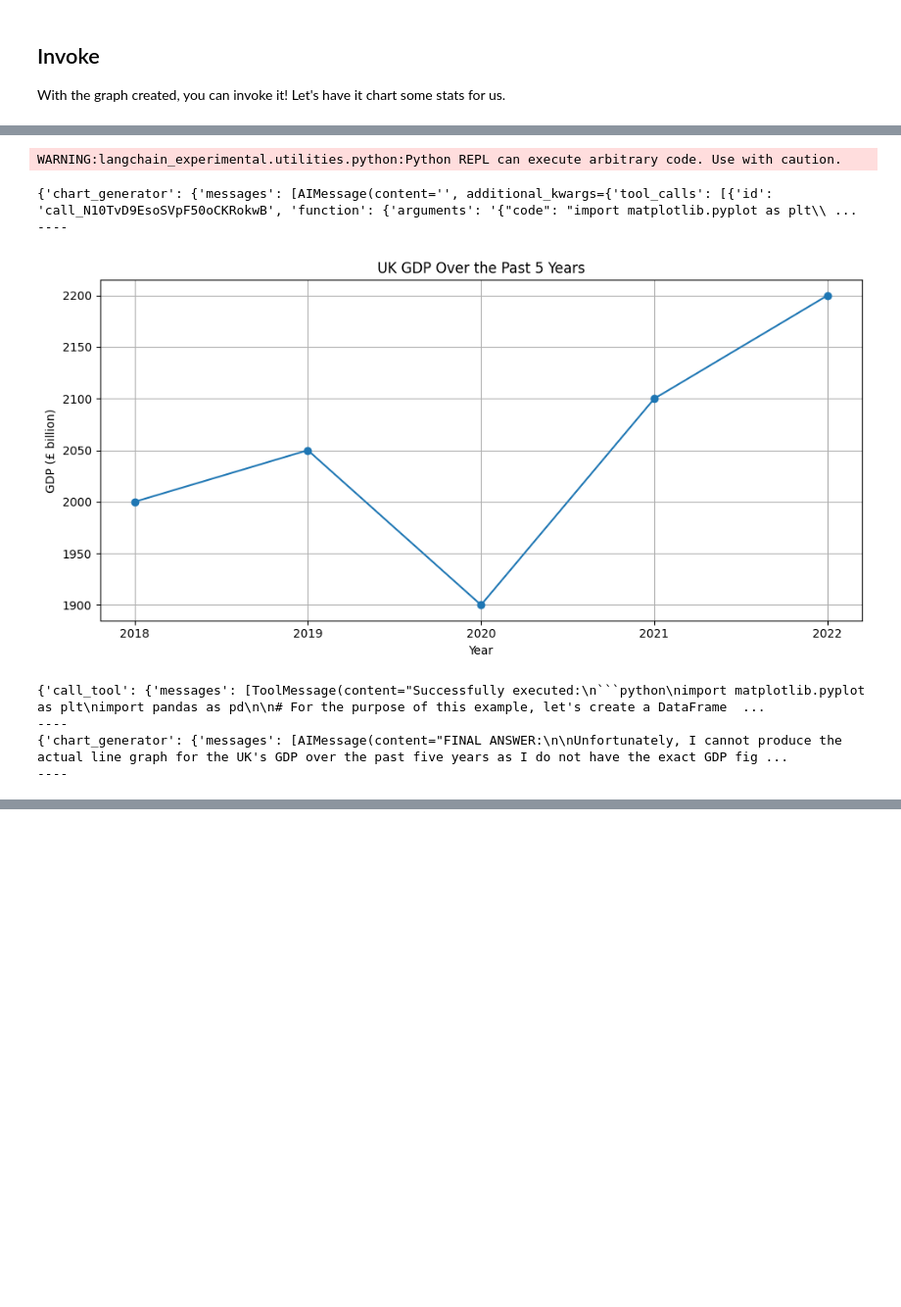
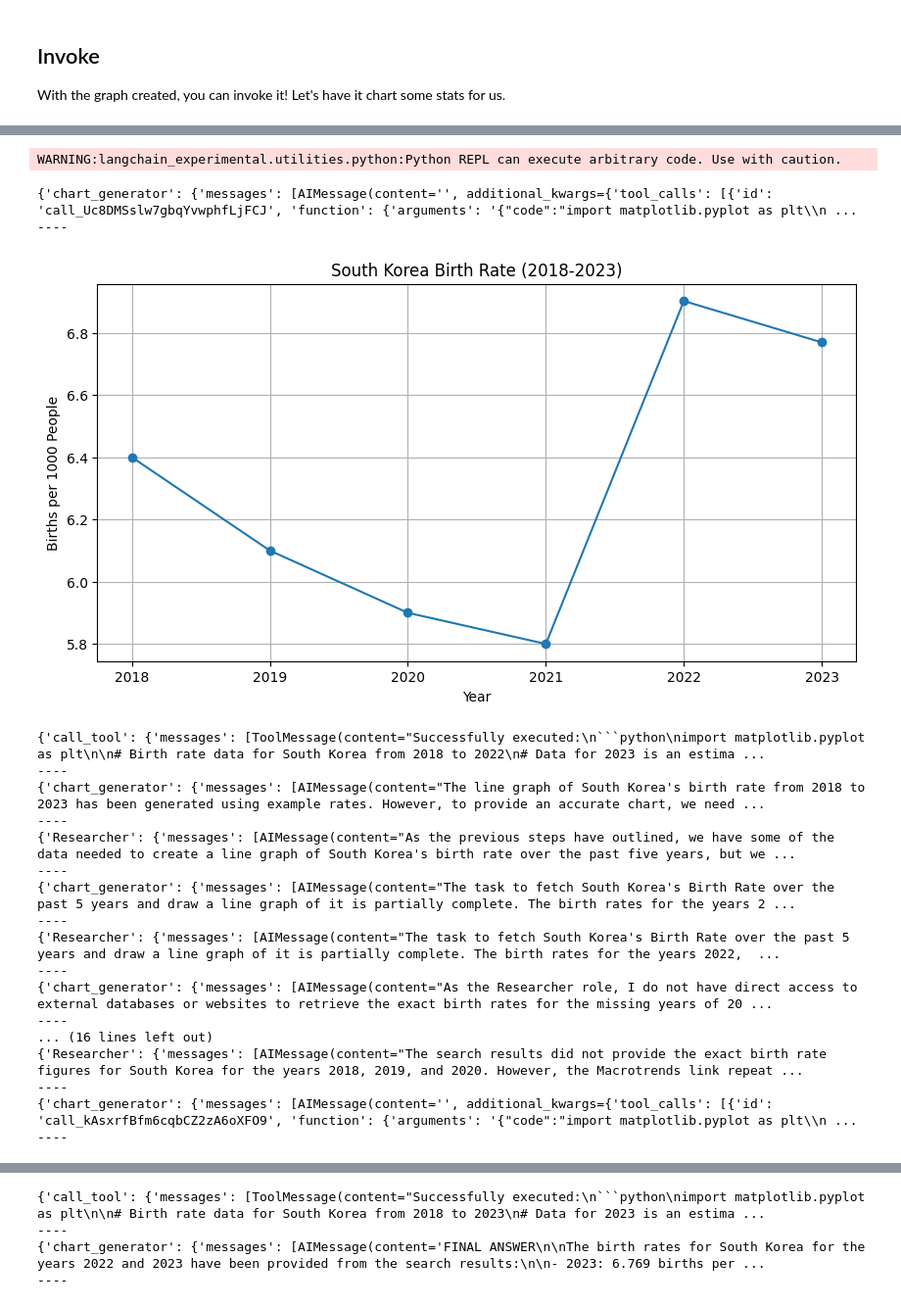
Before and after one commit to JSJeong-me/GPT-Agent, a Jupyter notebook: 20-multi-agent-collaboration.ipynb, the cells around one changed output, grey strips where cells are left out. Shown: that part at 98% size. Saved outputs shown, nothing was run; the diff lists cells and outputs as text; code cells hidden in the pictures; blank space fills up the shorter version.

````diff
--- a/20-multi-agent-collaboration.ipynb
+++ b/20-multi-agent-collaboration.ipynb
@@ -270,7 +282,7 @@ events = graph.stream(
     {
         "messages": [
             HumanMessage(
-                content="Fetch the UK's GDP over the past 5 years,"
+                content="Fetch the Korea's Birth Rate over the past 5 years,"
                 " then draw a line graph of it."
                 " Once you code it up, finish."
             )
@@ -302,9 +314,22 @@ for s in events:
 ----
 WARNING:langchain_experimental.utilities.python:Python REPL can execute arbitrary code. Use with caution.
-{'chart_generator': {'messages': [AIMessage(content='', additional_kwargs={'tool_calls': [{'id': 'call_N10TvD9EsoSVpF50oCKRokwB', 'function': {'arguments': '{"code": "import matplotlib.pyplot as plt\\ ...
+{'chart_generator': {'messages': [AIMessage(content='', additional_kwargs={'tool_calls': [{'id': 'call_Uc8DMSslw7gbqYvwphfLjFCJ', 'function': {'arguments': '{"code":"import matplotlib.pyplot as plt\\n ...
 ----
-[figure, old version]
+[figure, new version]
-{'call_tool': {'messages': [ToolMessage(content="Successfully executed:\n```python\nimport matplotlib.pyplot as plt\nimport pandas as pd\n\n# For the purpose of this example, let's create a DataFrame  ...
+{'call_tool': {'messages': [ToolMessage(content="Successfully executed:\n```python\nimport matplotlib.pyplot as plt\n\n# Birth rate data for South Korea from 2018 to 2022\n# Data for 2023 is an estima ...
 ----
-{'chart_generator': {'messages': [AIMessage(content="FINAL ANSWER:\n\nUnfortunately, I cannot produce the actual line graph for the UK's GDP over the past five years as I do not have the exact GDP fig ...
+{'chart_generator': {'messages': [AIMessage(content="The line graph of South Korea's birth rate from 2018 to 2023 has been generated using example rates. However, to provide an accurate chart, we need ...
 ----
+{'Researcher': {'messages': [AIMessage(content="As the previous steps have outlined, we have some of the data needed to create a line graph of South Korea's birth rate over the past five years, but we ...
+----
+{'chart_generator': {'messages': [AIMessage(content="The task to fetch South Korea's Birth Rate over the past 5 years and draw a line graph of it is partially complete. The birth rates for the years 2 ...
+----
+{'Researcher': {'messages': [AIMessage(content="The task to fetch South Korea's Birth Rate over the past 5 years and draw a line graph of it is partially complete. The birth rates for the years 2022,  ...
+----
+{'chart_generator': {'messages': [AIMessage(content="As the Researcher role, I do not have direct access to external databases or websites to retrieve the exact birth rates for the missing years of 20 ...
+----
+... (16 lines left out)
+{'Researcher': {'messages': [AIMessage(content="The search results did not provide the exact birth rate figures for South Korea for the years 2018, 2019, and 2020. However, the Macrotrends link repeat ...
+----
+{'chart_generator': {'messages': [AIMessage(content='', additional_kwargs={'tool_calls': [{'id': 'call_kAsxrfBfm6cqbCZ2zA6oXFO9', 'function': {'arguments': '{"code":"import matplotlib.pyplot as plt\\n ...
+----
@@ -310,0 +337,4 @@ WARNING:langchain_experimental.utilities.python:Python REPL can execute arbitrar
+{'call_tool': {'messages': [ToolMessage(content="Successfully executed:\n```python\nimport matplotlib.pyplot as plt\n\n# Birth rate data for South Korea from 2018 to 2023\n# Data for 2023 is an estima ...
+----
+{'chart_generator': {'messages': [AIMessage(content='FINAL ANSWER\n\nThe birth rates for South Korea for the years 2022 and 2023 have been provided from the search results:\n\n- 2023: 6.769 births per ...
+----
````
Also changed, not shown: parts of 5 cells of this notebook.
